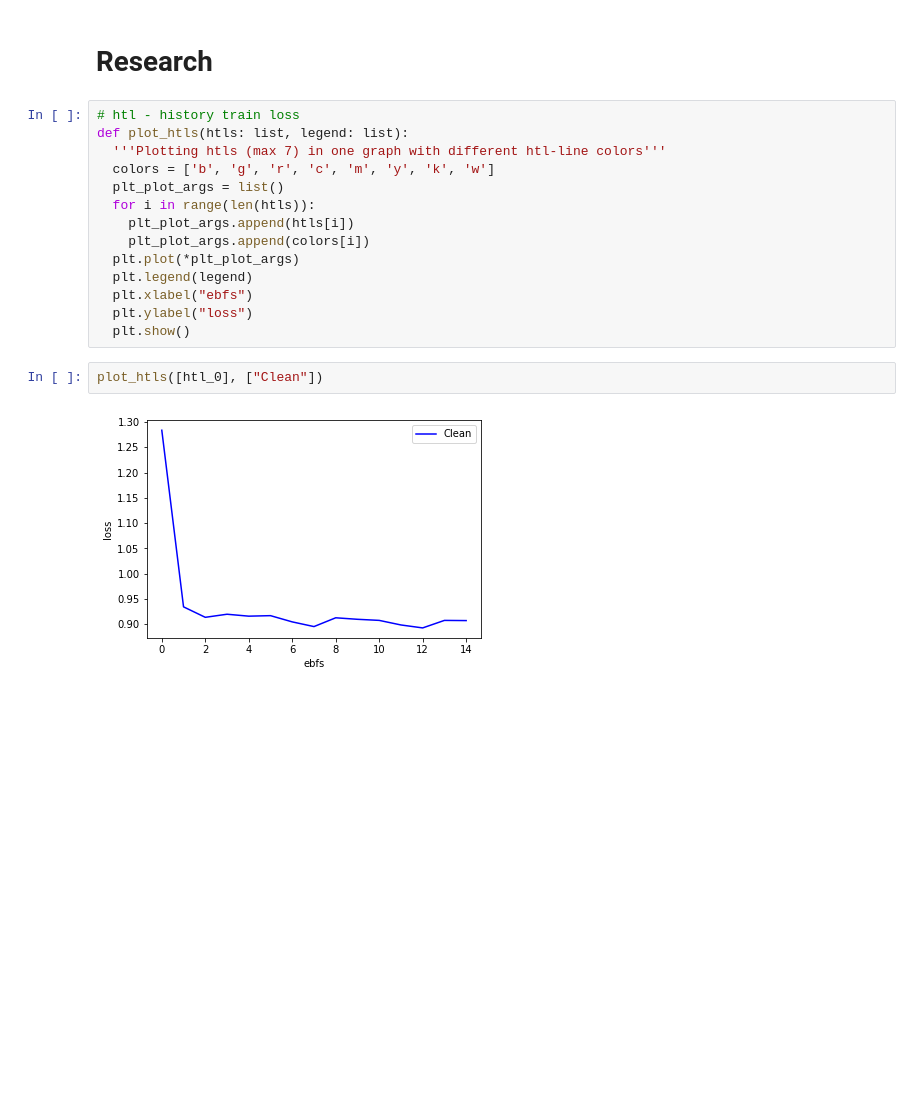
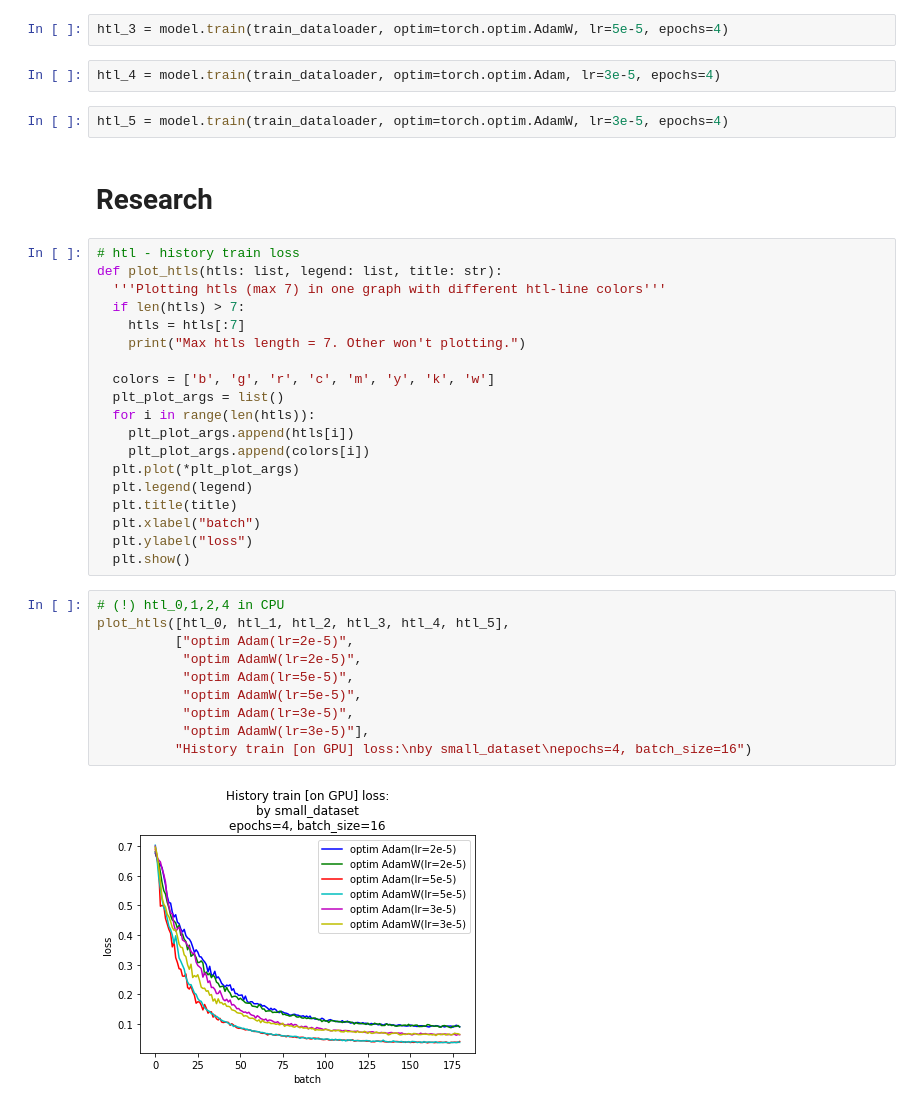
Before and after one commit to GDSC-Saratov/intent-classifier, a Jupyter notebook: models/second_model.ipynb, the cells around one changed output. Saved outputs shown, nothing was run; the diff lists cells and outputs as text; blank space fills up the shorter version.

```diff
--- a/models/second_model.ipynb
+++ b/models/second_model.ipynb
@@ -170,9 +175,19 @@ htl_0 = model.train(train_dataloader, epochs=3)
+# %%
+htl_3 = model.train(train_dataloader, optim=torch.optim.AdamW, lr=5e-5, epochs=4)
+# %%
+htl_4 = model.train(train_dataloader, optim=torch.optim.Adam, lr=3e-5, epochs=4)
+# %%
+htl_5 = model.train(train_dataloader, optim=torch.optim.AdamW, lr=3e-5, epochs=4)
 # %% [markdown]
 # Research
 # %%
 # htl - history train loss
-def plot_htls(htls: list, legend: list):
+def plot_htls(htls: list, legend: list, title: str):
   '''Plotting htls (max 7) in one graph with different htl-line colors'''
+  if len(htls) > 7:
+    htls = htls[:7]
+    print("Max htls length = 7. Other won't plotting.")
+
   colors = ['b', 'g', 'r', 'c', 'm', 'y', 'k', 'w']
   plt_plot_args = list()
   for i in range(len(htls)):
@@ -180,10 +195,19 @@ def plot_htls(htls: list, legend: list):
     plt_plot_args.append(colors[i])
   plt.plot(*plt_plot_args)
   plt.legend(legend)
-  plt.xlabel("ebfs")
+  plt.title(title)
+  plt.xlabel("batch")
   plt.ylabel("loss")
   plt.show()
-# %%
-plot_htls([htl_0], ["Clean"])
-# %% [output]
-[figure, removed]
+# %%
+# (!) htl_0,1,2,4 in CPU
+plot_htls([htl_0, htl_1, htl_2, htl_3, htl_4, htl_5],
+          ["optim Adam(lr=2e-5)",
+           "optim AdamW(lr=2e-5)",
+           "optim Adam(lr=5e-5)",
+           "optim AdamW(lr=5e-5)",
+           "optim Adam(lr=3e-5)",
+           "optim AdamW(lr=3e-5)"],
+          "History train [on GPU] loss:\nby small_dataset\nepochs=4, batch_size=16")
+# %% [output]
+[figure, added]
```
Also changed, not shown: parts of 8 cells of this notebook, 4 other files.
